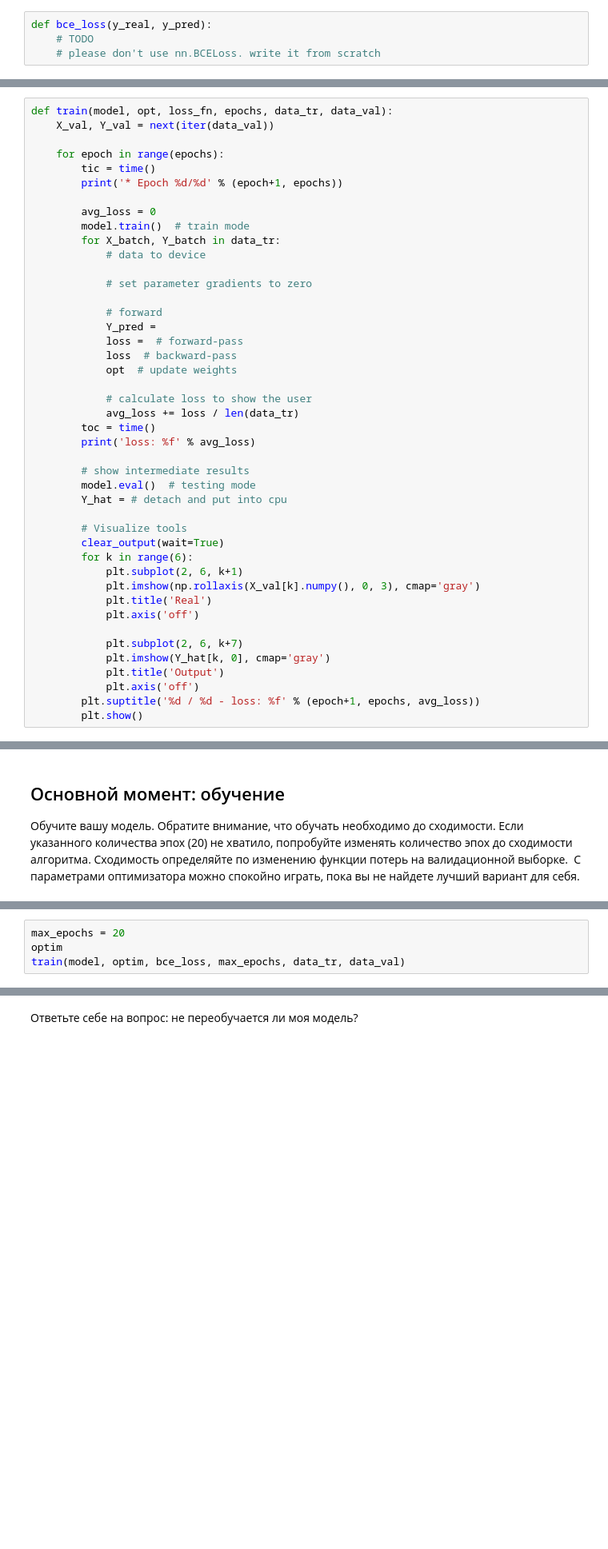
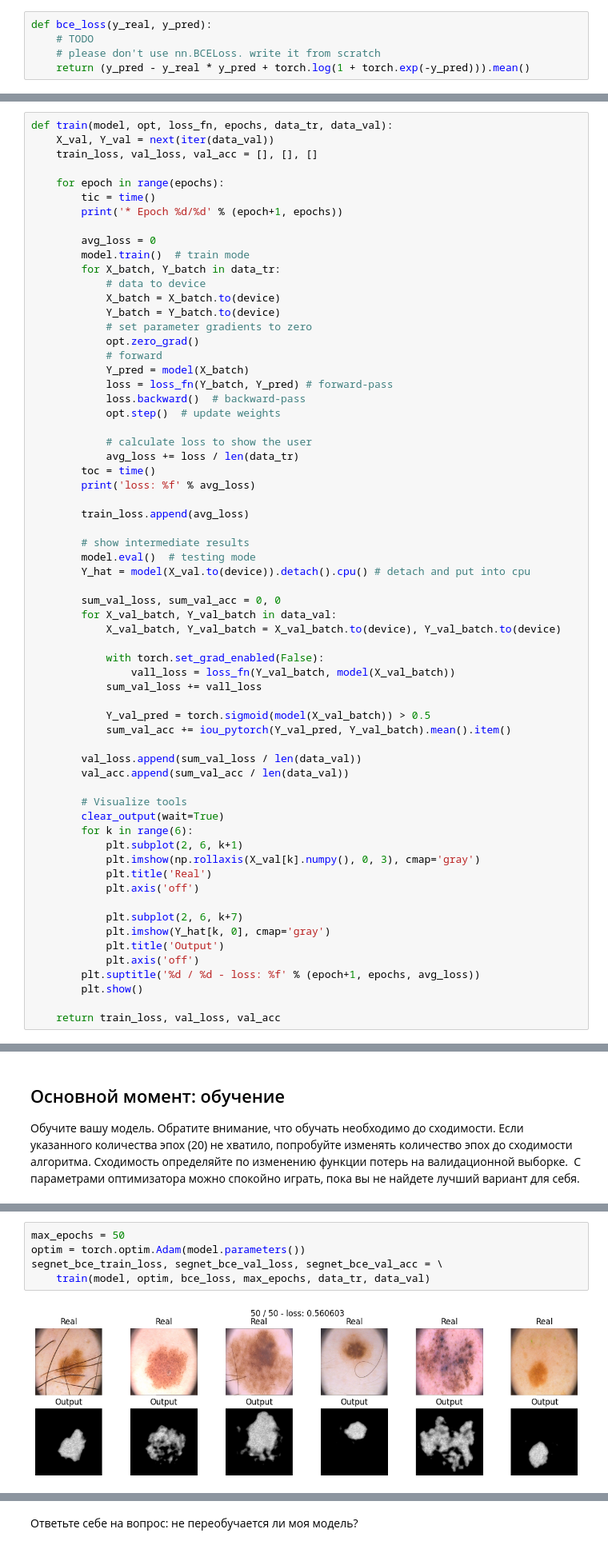
Before and after one commit to deouron/Deep_learning_school, a Jupyter notebook: Семантическая сегментация/[hw]semantic_segmentation.ipynb, the cells around one changed output, grey strips where cells are left out. Shown at 80% size. Drawn from its saved outputs; the diff is of its cells as text; blank space fills up the shorter version.

```diff
--- a/Семантическая сегментация/[hw]semantic_segmentation.ipynb
+++ b/Семантическая сегментация/[hw]semantic_segmentation.ipynb
@@ -256,6 +299,7 @@ $$\mathcal L_{BCE} = \hat y - y\hat y + \log\left(1+\exp(-\hat y)\right).$$
 def bce_loss(y_real, y_pred):
     # TODO
     # please don't use nn.BCELoss. write it from scratch
+    return (y_pred - y_real * y_pred + torch.log(1 + torch.exp(-y_pred))).mean()
 # %% [markdown]
 ## Тренировка [1 балл]
 
@@ -263,6 +307,7 @@ def bce_loss(y_real, y_pred):
 # %%
 def train(model, opt, loss_fn, epochs, data_tr, data_val):
     X_val, Y_val = next(iter(data_val))
+    train_loss, val_loss, val_acc = [], [], []
 
     for epoch in range(epochs):
         tic = time()
@@ -272,23 +317,40 @@ def train(model, opt, loss_fn, epochs, data_tr, data_val):
         model.train()  # train mode
         for X_batch, Y_batch in data_tr:
             # data to device
-
+            X_batch = X_batch.to(device)
+            Y_batch = Y_batch.to(device)
             # set parameter gradients to zero
-
+            opt.zero_grad()
             # forward
-            Y_pred =
-            loss =  # forward-pass
-            loss  # backward-pass
-            opt  # update weights
+            Y_pred = model(X_batch)
+            loss = loss_fn(Y_batch, Y_pred) # forward-pass
+            loss.backward()  # backward-pass
+            opt.step()  # update weights
 
             # calculate loss to show the user
             avg_loss += loss / len(data_tr)
         toc = time()
         print('loss: %f' % avg_loss)
 
+        train_loss.append(avg_loss)
+
         # show intermediate results
         model.eval()  # testing mode
-        Y_hat = # detach and put into cpu
+        Y_hat = model(X_val.to(device)).detach().cpu() # detach and put into cpu
+
+        sum_val_loss, sum_val_acc = 0, 0
+        for X_val_batch, Y_val_batch in data_val:
+            X_val_batch, Y_val_batch = X_val_batch.to(device), Y_val_batch.to(device)
+
+            with torch.set_grad_enabled(False):
+                vall_loss = loss_fn(Y_val_batch, model(X_val_batch))
+            sum_val_loss += vall_loss
+
+            Y_val_pred = torch.sigmoid(model(X_val_batch)) > 0.5
+            sum_val_acc += iou_pytorch(Y_val_pred, Y_val_batch).mean().item()
+
+        val_loss.append(sum_val_loss / len(data_val))
+        val_acc.append(sum_val_acc / len(data_val))
 
         # Visualize tools
         clear_output(wait=True)
@@ -304,6 +366,8 @@ def train(model, opt, loss_fn, epochs, data_tr, data_val):
             plt.axis('off')
         plt.suptitle('%d / %d - loss: %f' % (epoch+1, epochs, avg_loss))
         plt.show()
+
+    return train_loss, val_loss, val_acc
 # %% [markdown]
 ## Инференс [1 балл]
 
@@ -331,7 +396,10 @@ def score_model(model, metric, data):
 model = SegNet().to(device)
 # %%
-max_epochs = 20
-optim
-train(model, optim, bce_loss, max_epochs, data_tr, data_val)
+max_epochs = 50
+optim = torch.optim.Adam(model.parameters())
+segnet_bce_train_loss, segnet_bce_val_loss, segnet_bce_val_acc = \
+    train(model, optim, bce_loss, max_epochs, data_tr, data_val)
+# %% [output]
+[figure, added]
 # %%
 score_model(model, iou_pytorch, data_val)
```
Also changed, not shown: parts of 35 cells of this notebook.
